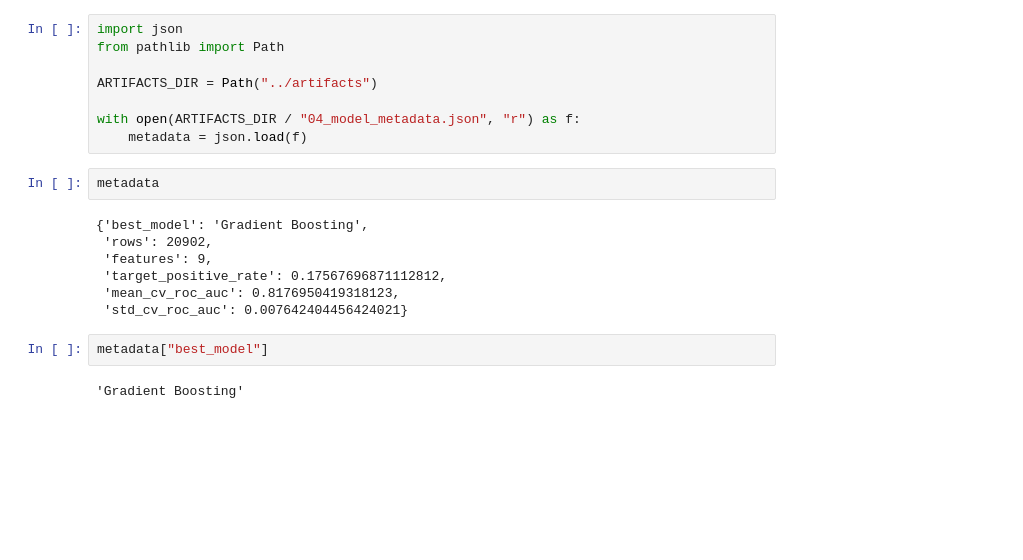
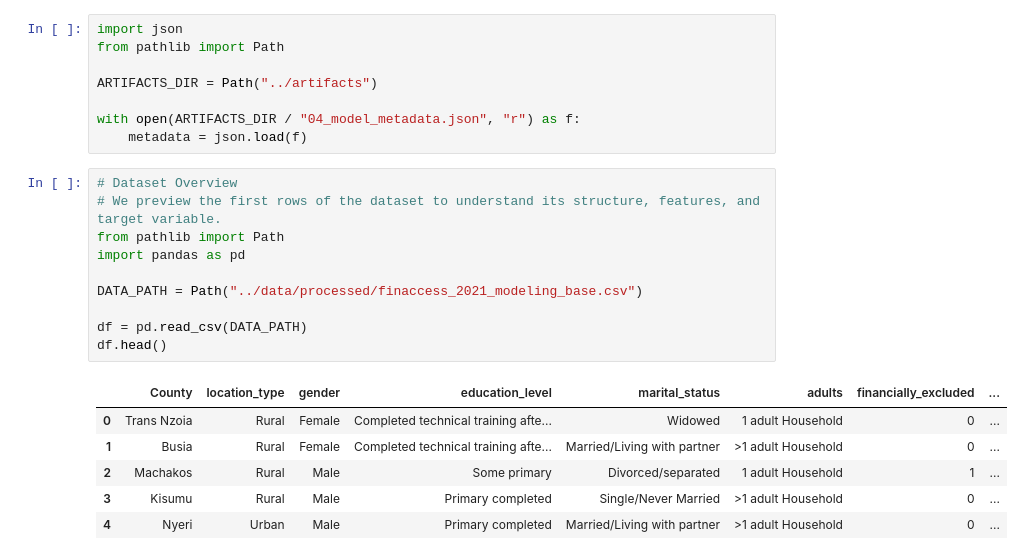
Before and after one commit to ChairoSolutions/Kenya-financial-inclusion-risk, a Jupyter notebook: notebooks/notebook-05_shap_explainability.ipynb, the cells around one changed output. Cells and saved outputs as stored; diff of their text form; blank space fills up the shorter version.

```diff
--- a/notebooks/notebook-05_shap_explainability.ipynb
+++ b/notebooks/notebook-05_shap_explainability.ipynb
@@ -540,16 +540,20 @@ ARTIFACTS_DIR = Path("../artifacts")
 
 with open(ARTIFACTS_DIR / "04_model_metadata.json", "r") as f:
     metadata = json.load(f)
-# %%
-metadata
-# %% [output]
-{'best_model': 'Gradient Boosting',
- 'rows': 20902,
- 'features': 9,
- 'target_positive_rate': 0.17567696871112812,
- 'mean_cv_roc_auc': 0.8176950419318123,
- 'std_cv_roc_auc': 0.007642404456424021}
-# %%
-metadata["best_model"]
-# %% [output]
-'Gradient Boosting'
+# %%
+# Dataset Overview
+# We preview the first rows of the dataset to understand its structure, features, and target variable.
+from pathlib import Path
+import pandas as pd
+
+DATA_PATH = Path("../data/processed/finaccess_2021_modeling_base.csv")
+
+df = pd.read_csv(DATA_PATH)
+df.head()
+# %% [output]
+|  | County | location_type | gender | education_level | marital_status | adults | financially_excluded | ... |
+| 0 | Trans Nzoia | Rural | Female | Completed technical training afte... | Widowed | 1 adult Household | 0 | ... |
+| 1 | Busia | Rural | Female | Completed technical training afte... | Married/Living with partner | >1 adult Household | 0 | ... |
+| 2 | Machakos | Rural | Male | Some primary | Divorced/separated | 1 adult Household | 1 | ... |
+| 3 | Kisumu | Rural | Male | Primary completed | Single/Never Married | >1 adult Household | 0 | ... |
+| 4 | Nyeri | Urban | Male | Primary completed | Married/Living with partner | >1 adult Household | 0 | ... |
```
Also changed, not shown: parts of 1 cell of this notebook, 3 other files.
